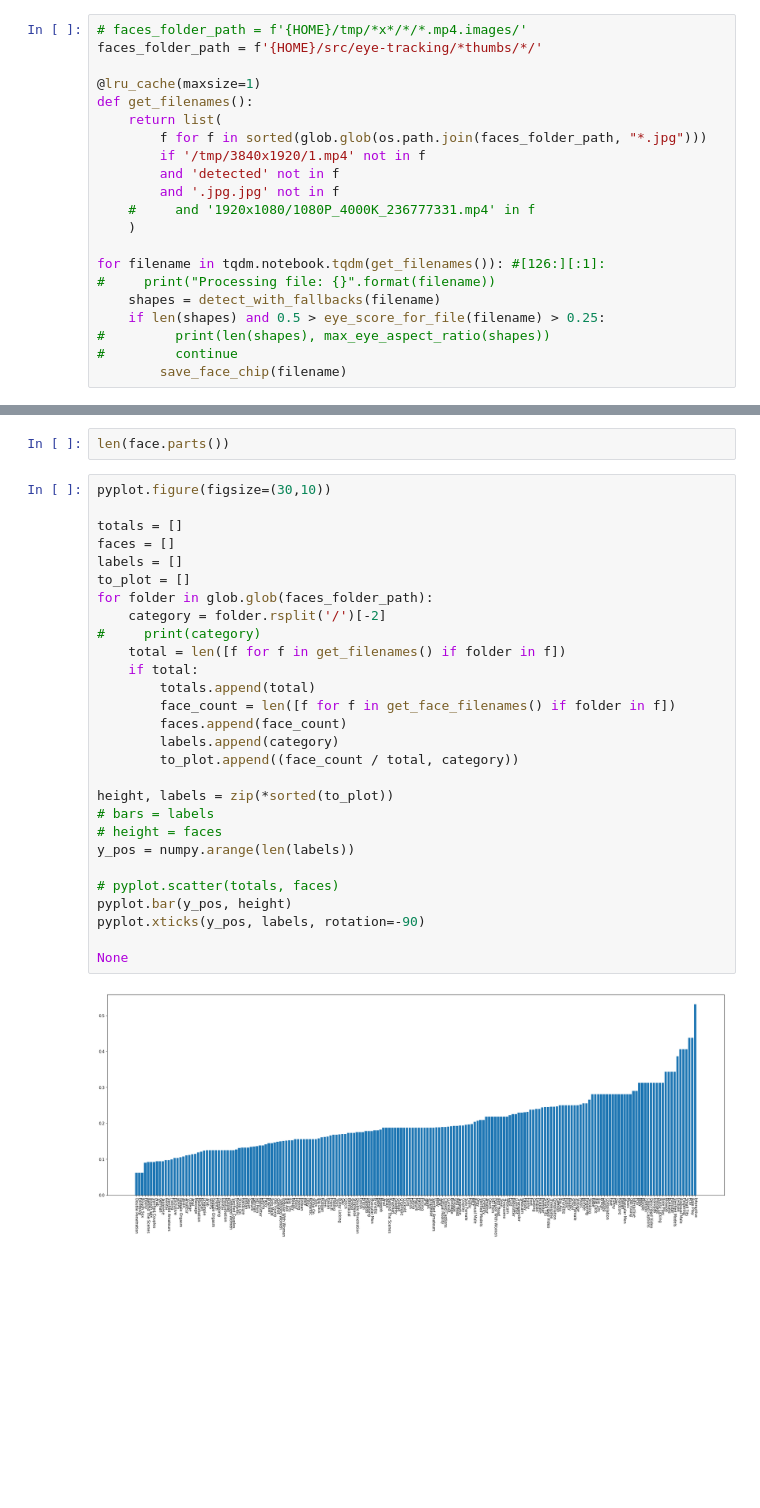
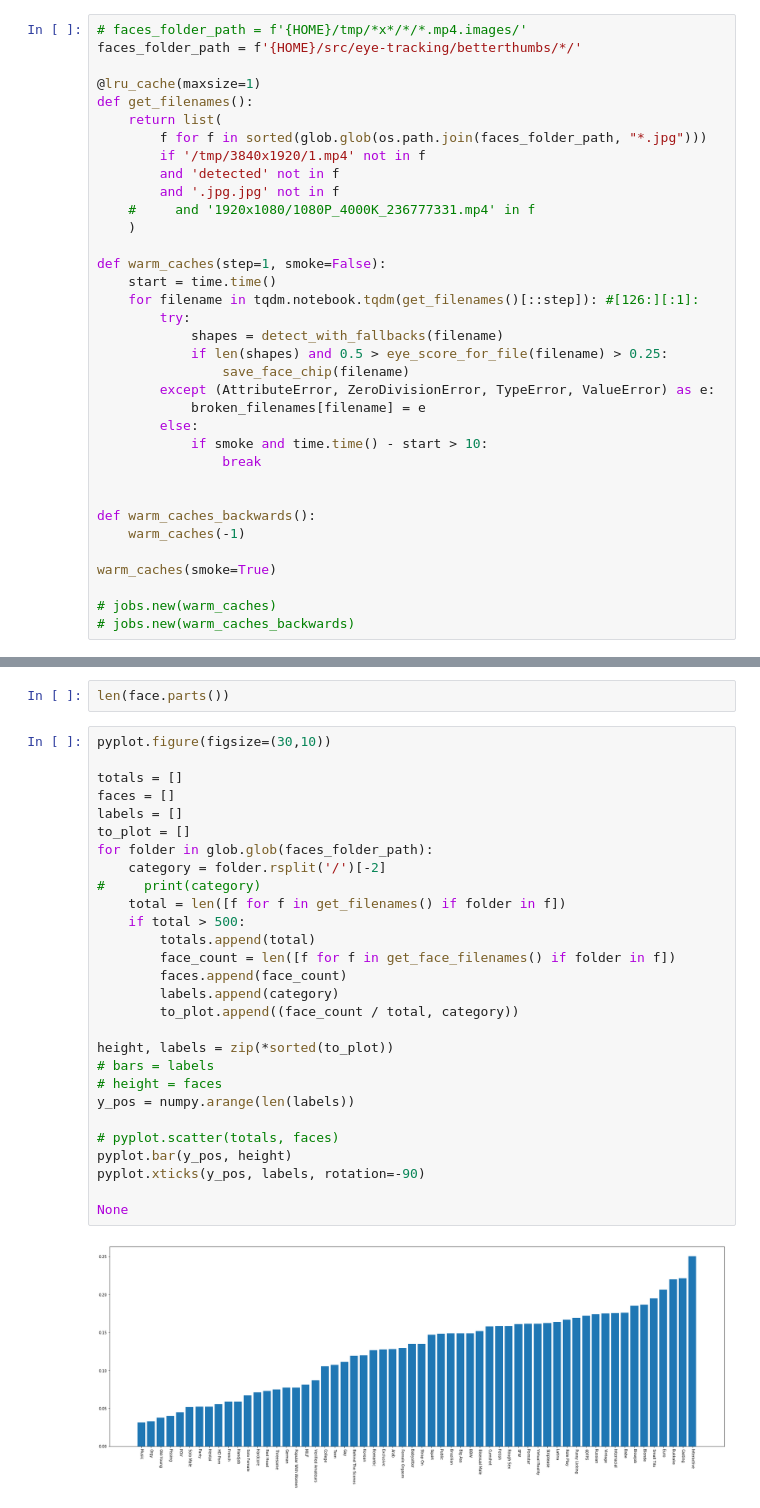
Before and after one commit to boldwren/eye-tracking, a Jupyter notebook: eye-contact.ipynb, the cells around one changed output, grey strips where cells are left out. Cells and saved outputs as stored; diff of their text form; blank space fills up the shorter version.

Commit message:
betterthumbs, with video urls saved

```diff
--- a/eye-contact.ipynb
+++ b/eye-contact.ipynb
@@ -254,6 +278,6 @@ def save_broken_face_chip(filename):
 # %%
 # faces_folder_path = f'{HOME}/tmp/*x*/*/*.mp4.images/'
-faces_folder_path = f'{HOME}/src/eye-tracking/*thumbs/*/'
+faces_folder_path = f'{HOME}/src/eye-tracking/betterthumbs/*/'
 
 @lru_cache(maxsize=1)
 def get_filenames():
@@ -265,10 +289,24 @@ def get_filenames():
     #     and '1920x1080/1080P_4000K_236777331.mp4' in f
     )
 
-for filename in tqdm.notebook.tqdm(get_filenames()): #[126:][:1]:
-#     print("Processing file: {}".format(filename))
-    shapes = detect_with_fallbacks(filename)
-    if len(shapes) and 0.5 > eye_score_for_file(filename) > 0.25:
-#         print(len(shapes), max_eye_aspect_ratio(shapes))
-#         continue
-        save_face_chip(filename)
+def warm_caches(step=1, smoke=False):
+    start = time.time()
+    for filename in tqdm.notebook.tqdm(get_filenames()[::step]): #[126:][:1]:
+        try:
+            shapes = detect_with_fallbacks(filename)
+            if len(shapes) and 0.5 > eye_score_for_file(filename) > 0.25:
+                save_face_chip(filename)
+        except (AttributeError, ZeroDivisionError, TypeError, ValueError) as e:
+            broken_filenames[filename] = e
+        else:
+            if smoke and time.time() - start > 10:
+                break
+
+
+def warm_caches_backwards():
+    warm_caches(-1)
+
+warm_caches(smoke=True)
+
+# jobs.new(warm_caches)
+# jobs.new(warm_caches_backwards)
@@ -481,30 +553,30 @@ len(face.parts())
 # %%
 pyplot.figure(figsize=(30,10))
 
 totals = []
 faces = []
 labels = []
 to_plot = []
 for folder in glob.glob(faces_folder_path):
     category = folder.rsplit('/')[-2]
 #     print(category)
     total = len([f for f in get_filenames() if folder in f])
-    if total:
+    if total > 500:
         totals.append(total)
         face_count = len([f for f in get_face_filenames() if folder in f])
         faces.append(face_count)
         labels.append(category)
         to_plot.append((face_count / total, category))
 
 height, labels = zip(*sorted(to_plot))
 # bars = labels
 # height = faces
 y_pos = numpy.arange(len(labels))
 
 # pyplot.scatter(totals, faces)
 pyplot.bar(y_pos, height)
 pyplot.xticks(y_pos, labels, rotation=-90)
 
 None
 # %% [output]
-[figure, old version]
+[figure, new version]
```
Also changed, not shown: parts of 9 cells of this notebook, 2 other files.
